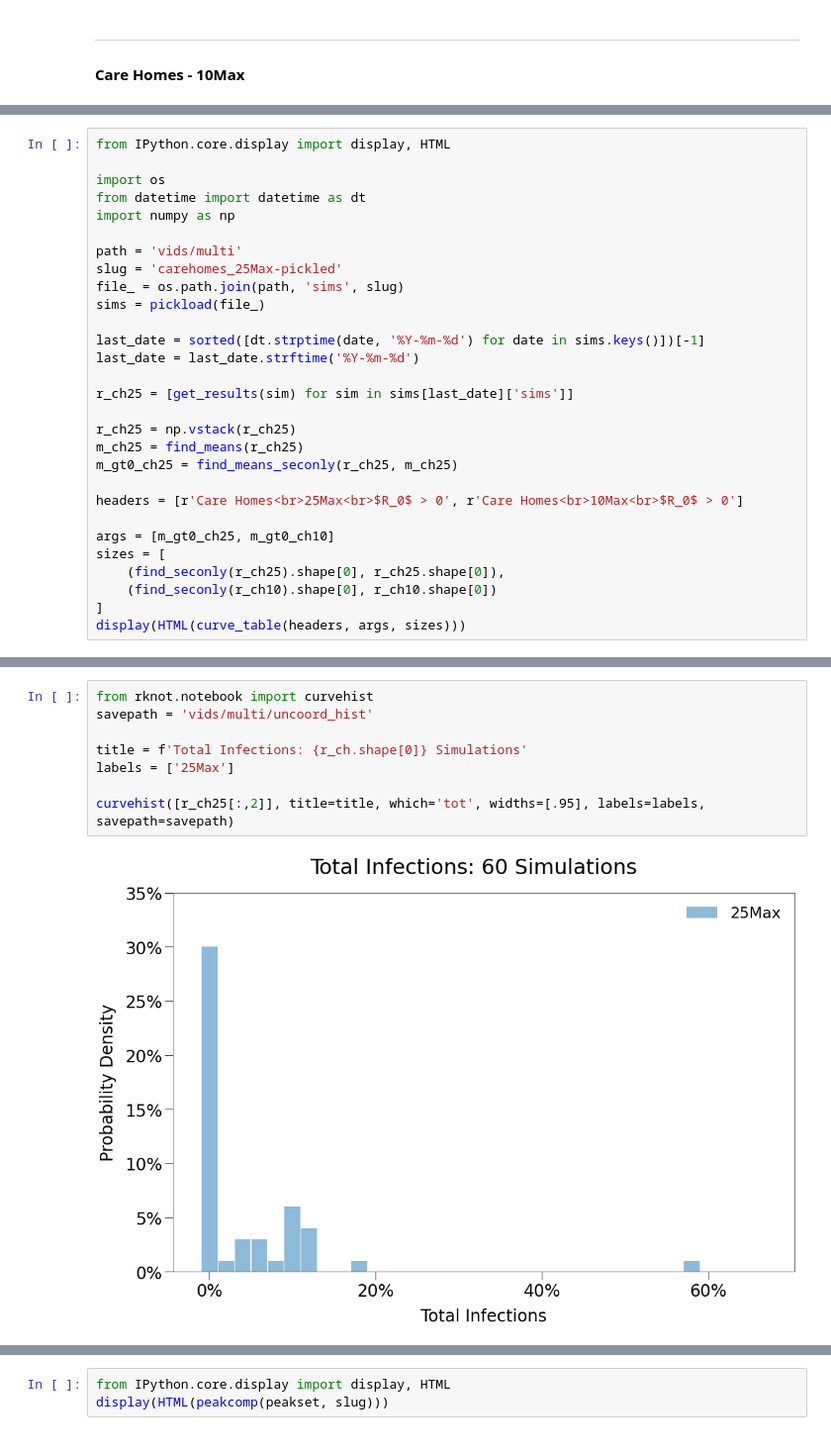
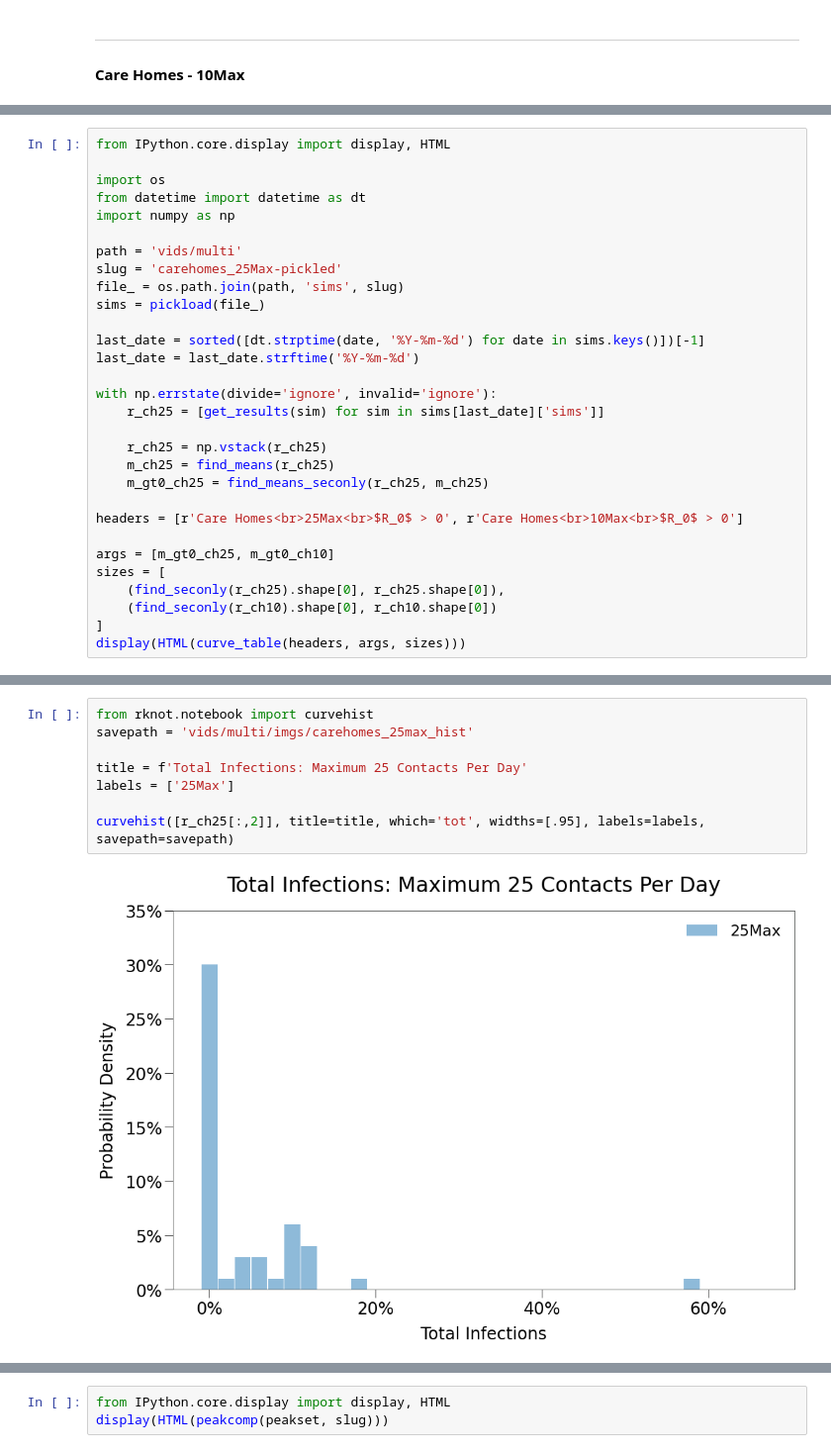
Before and after one commit to rjskene/rknotdocs, a Jupyter notebook: docs/_build/html/multi.ipynb, the cells around one changed output, grey strips where cells are left out. Shown at 99% size. Drawn from its saved outputs; the diff is of its cells as text.

```diff
--- a/docs/_build/html/multi.ipynb
+++ b/docs/_build/html/multi.ipynb
@@ -1018,11 +1075,12 @@ sims = pickload(file_)
 last_date = sorted([dt.strptime(date, '%Y-%m-%d') for date in sims.keys()])[-1]
 last_date = last_date.strftime('%Y-%m-%d')
 
-r_ch25 = [get_results(sim) for sim in sims[last_date]['sims']]
+with np.errstate(divide='ignore', invalid='ignore'):
+    r_ch25 = [get_results(sim) for sim in sims[last_date]['sims']]
 
-r_ch25 = np.vstack(r_ch25)
-m_ch25 = find_means(r_ch25)
-m_gt0_ch25 = find_means_seconly(r_ch25, m_ch25)
+    r_ch25 = np.vstack(r_ch25)
+    m_ch25 = find_means(r_ch25)
+    m_gt0_ch25 = find_means_seconly(r_ch25, m_ch25)
 
 headers = [r'Care Homes<br>25Max<br>$R_0$ > 0', r'Care Homes<br>10Max<br>$R_0$ > 0']
 
@@ -1045,11 +1103,11 @@ display(HTML(curve_table(headers, args, sizes)))
 | Days to Peak | 67 | 52 |
 # %%
 from rknot.notebook import curvehist
-savepath = 'vids/multi/uncoord_hist'
+savepath = 'vids/multi/imgs/carehomes_25max_hist'
 
-title = f'Total Infections: {r_ch.shape[0]} Simulations'
+title = f'Total Infections: Maximum 25 Contacts Per Day'
 labels = ['25Max']
 
 curvehist([r_ch25[:,2]], title=title, which='tot', widths=[.95], labels=labels, savepath=savepath)
 # %% [output]
-[figure, old version]
+[figure, new version]
```
Also changed, not shown: parts of 41 cells of this notebook, 16 other files.
